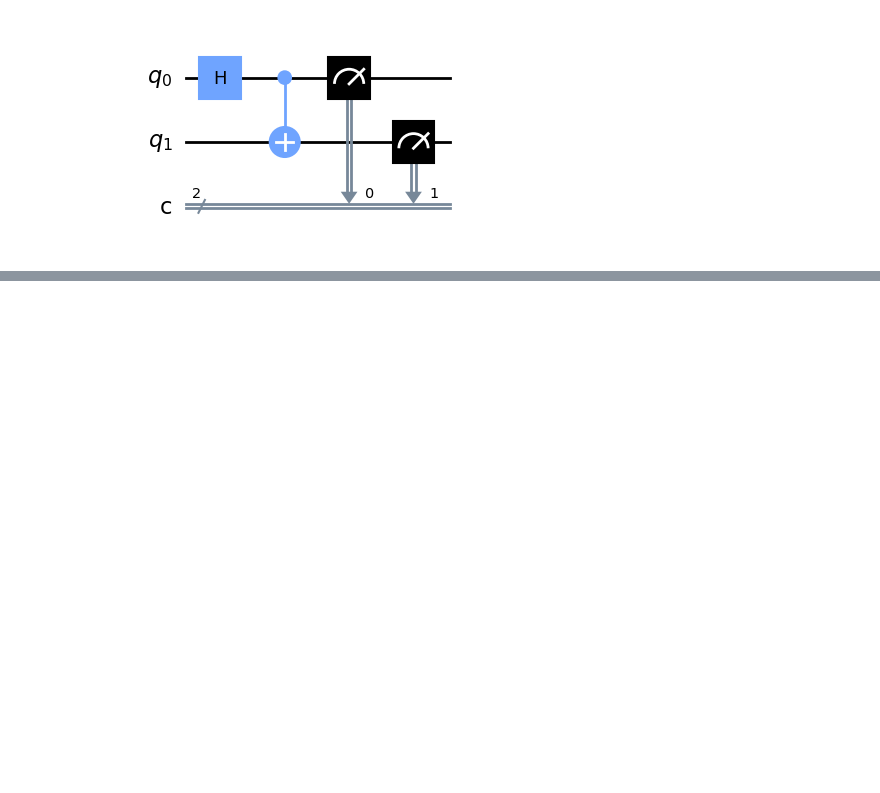
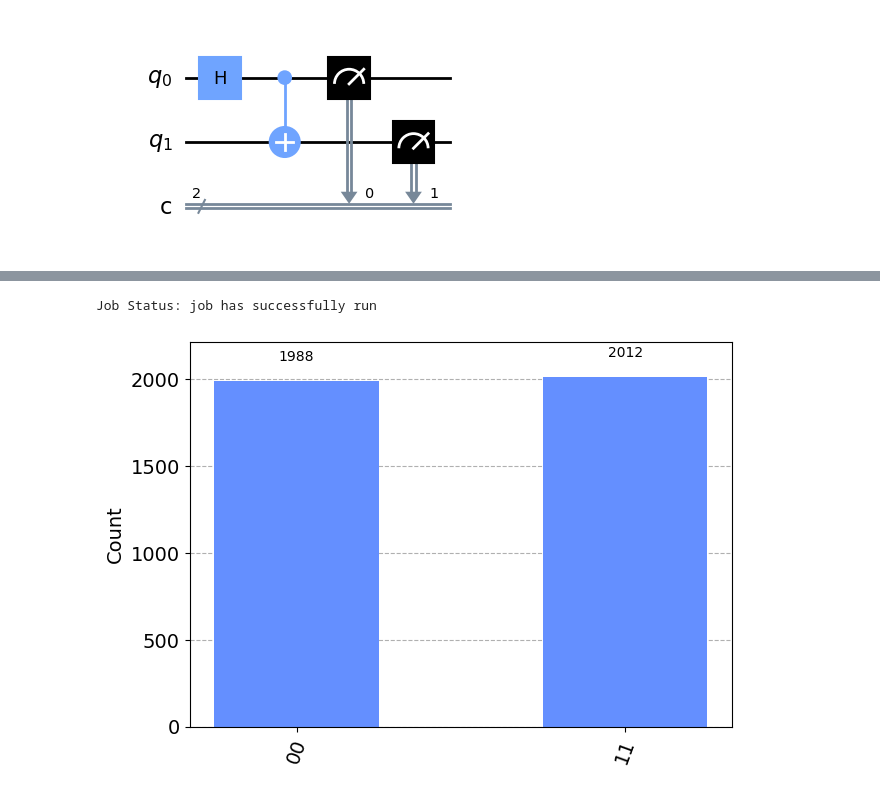
Before and after one commit to Jordi008/quantumCode, a Jupyter notebook: The Complete Quantum Computing Course/Software/quantum.ipynb, the cells around one changed output, grey strips where cells are left out. Saved outputs shown, nothing was run; the diff lists cells and outputs as text; code cells hidden in the pictures; blank space fills up the shorter version.

```diff
--- a/The Complete Quantum Computing Course/Software/quantum.ipynb
+++ b/The Complete Quantum Computing Course/Software/quantum.ipynb
@@ -46,0 +47,2 @@ plot_histogram(result.get_counts(circuit))
+# %%
+IBMQ.load_account()
@@ -46,0 +52,17 @@ plot_histogram(result.get_counts(circuit))
+# %%
+provider = IBMQ.get_provider(hub = "ibm-q")
+# %%
+quantum_computer = provider.get_backend('ibmq_qasm_simulator')
+# %%
+
+job = execute(circuit, backend=quantum_computer)
+# %%
+from qiskit.tools.monitor import job_monitor
+job_monitor(job)
+# %% [output]
+Job Status: job has successfully run
+# %%
+quantum_result = job.result()
+plot_histogram(quantum_result.get_counts(circuit))
+# %% [output]
+[figure, added]
```
Also changed, not shown: parts of 3 cells of this notebook, 2 other files.
